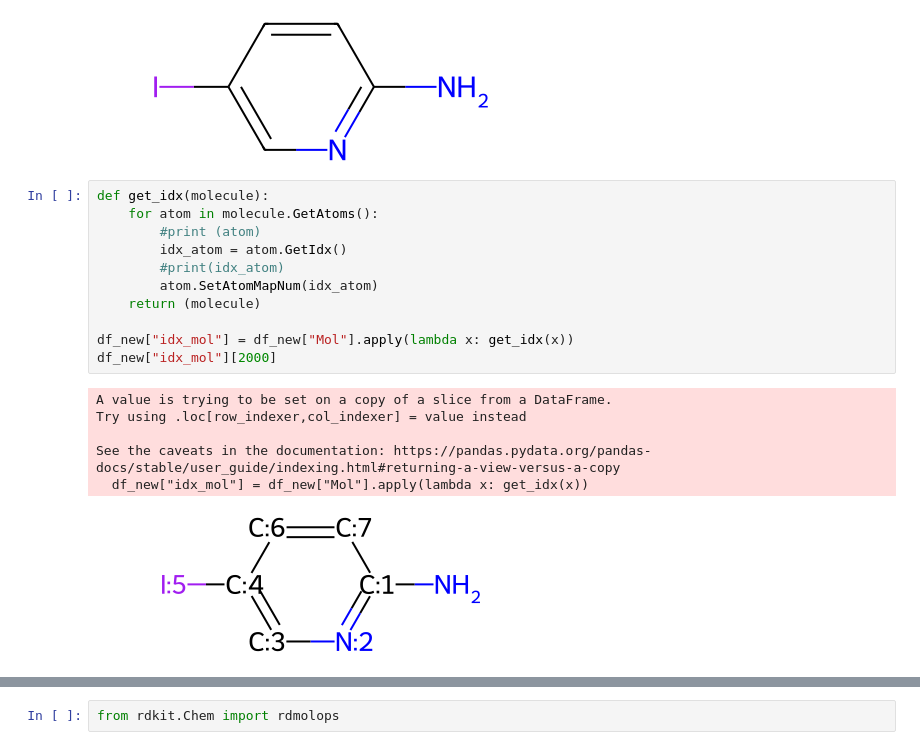
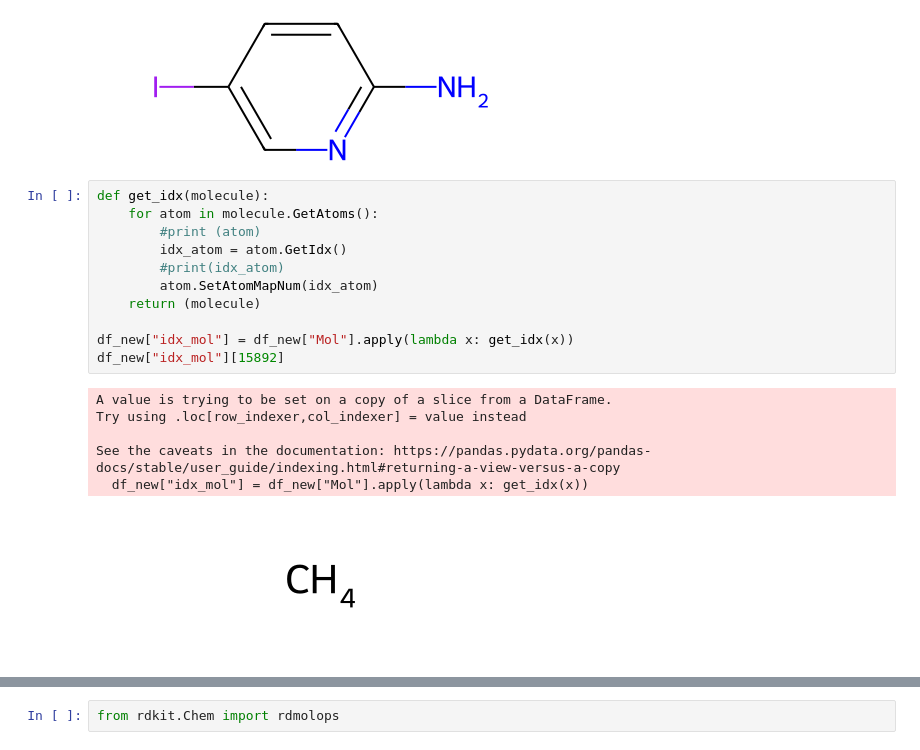
Before and after one commit to Dheepdata/DHEEPDATA, a Jupyter notebook: MeltingPoint.ipynb, the cells around one changed output, grey strips where cells are left out. Cells and saved outputs as stored; diff of their text form.

```diff
--- a/MeltingPoint.ipynb
+++ b/MeltingPoint.ipynb
@@ -272,21 +276,21 @@ df_new["Mol"][2000]
 # %%
 def get_idx(molecule):
     for atom in molecule.GetAtoms():
         #print (atom)
         idx_atom = atom.GetIdx()
         #print(idx_atom)
         atom.SetAtomMapNum(idx_atom)
     return (molecule)
 
 df_new["idx_mol"] = df_new["Mol"].apply(lambda x: get_idx(x))
-df_new["idx_mol"][2000]
+df_new["idx_mol"][15892]
 # %% [output]
 A value is trying to be set on a copy of a slice from a DataFrame.
 Try using .loc[row_indexer,col_indexer] = value instead
 
 See the caveats in the documentation: https://pandas.pydata.org/pandas-docs/stable/user_guide/indexing.html#returning-a-view-versus-a-copy
   df_new["idx_mol"] = df_new["Mol"].apply(lambda x: get_idx(x))
-[figure, old version]
+[figure, new version]
 # %%
 def find_edge(molecule):
     edges = []
```
Also changed, not shown: parts of 37 cells of this notebook.
